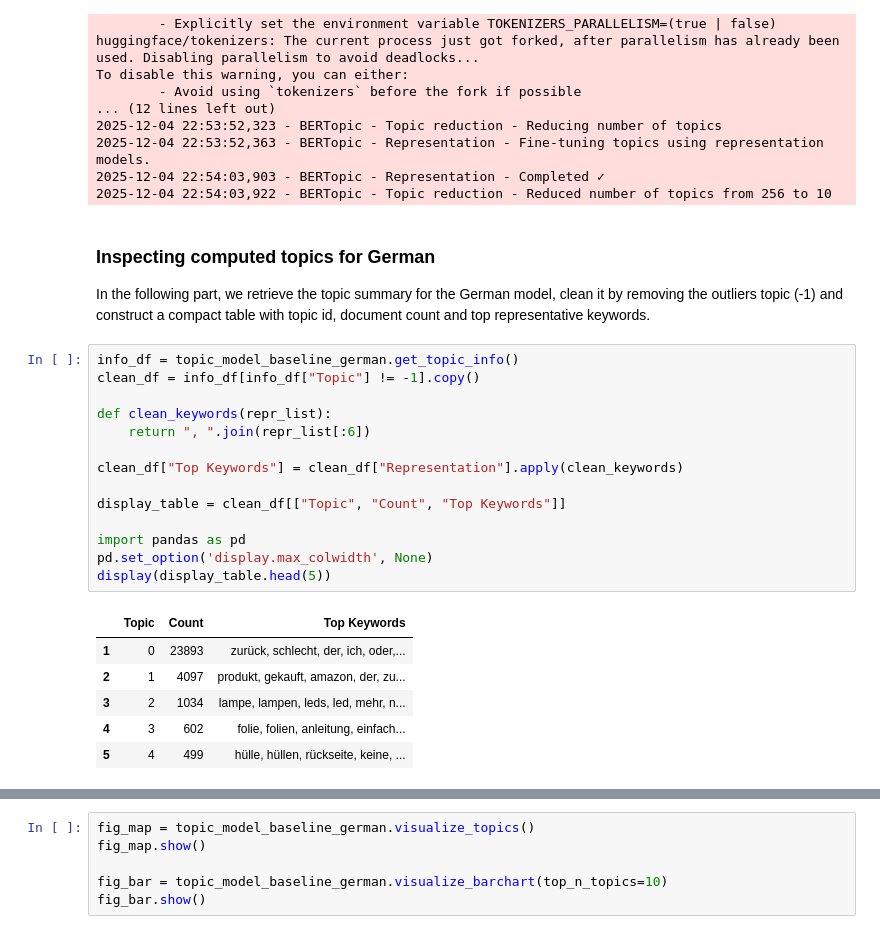
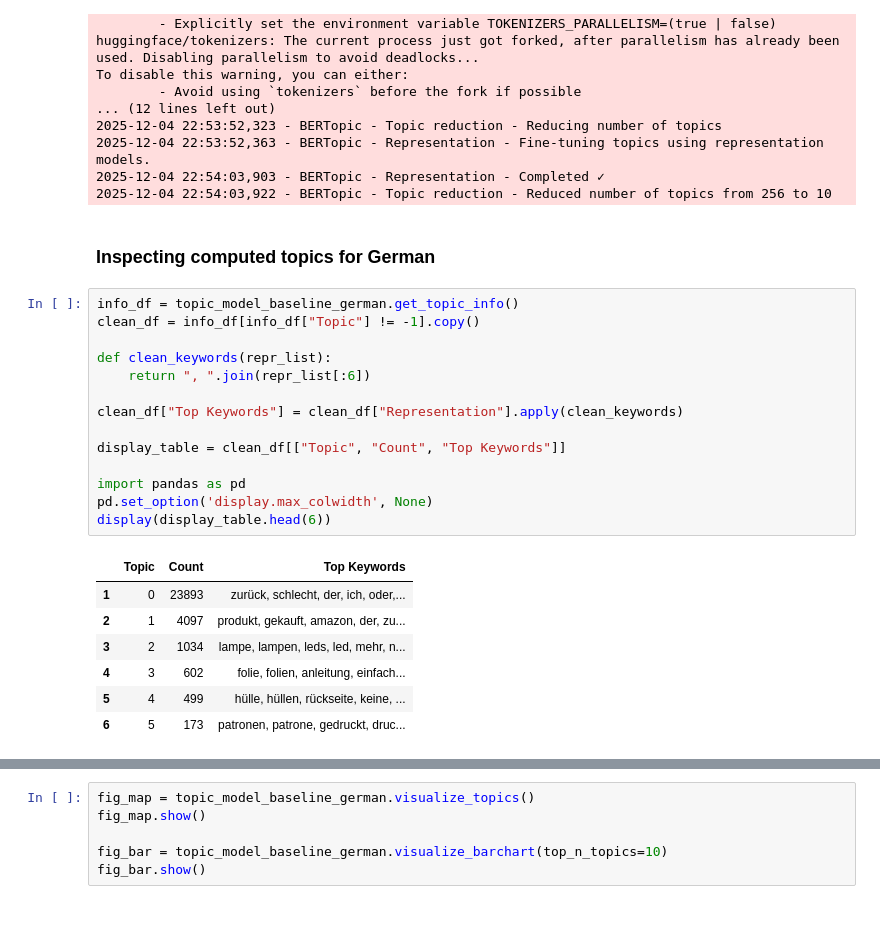
Before and after one commit to aeroonn/MachineLearning_NLP, a Jupyter notebook: diff_langs.ipynb, the cells around one changed output, grey strips where cells are left out. Cells and saved outputs as stored; diff of their text form.

```diff
--- a/diff_langs.ipynb
+++ b/diff_langs.ipynb
@@ -124,27 +122,26 @@ To disable this warning, you can either:
 2025-12-04 22:54:03,922 - BERTopic - Topic reduction - Reduced number of topics from 256 to 10
 # %% [markdown]
 ### **Inspecting computed topics for German**
-
-In the following part, we retrieve the topic summary for the German model, clean it by removing the outliers topic (-1) and construct a compact table with topic id, document count and top representative keywords.
 # %%
 info_df = topic_model_baseline_german.get_topic_info()
 clean_df = info_df[info_df["Topic"] != -1].copy()
 
 def clean_keywords(repr_list):
     return ", ".join(repr_list[:6])
 
 clean_df["Top Keywords"] = clean_df["Representation"].apply(clean_keywords)
 
 display_table = clean_df[["Topic", "Count", "Top Keywords"]]
 
 import pandas as pd
 pd.set_option('display.max_colwidth', None)
-display(display_table.head(5))
+display(display_table.head(6))
 # %% [output]
 |  | Topic | Count | Top Keywords |
 | 1 | 0 | 23893 | zurück, schlecht, der, ich, oder,... |
 | 2 | 1 | 4097 | produkt, gekauft, amazon, der, zu... |
 | 3 | 2 | 1034 | lampe, lampen, leds, led, mehr, n... |
 | 4 | 3 | 602 | folie, folien, anleitung, einfach... |
 | 5 | 4 | 499 | hülle, hüllen, rückseite, keine, ... |
+| 6 | 5 | 173 | patronen, patrone, gedruckt, druc... |
 # %% [markdown]
```
Also changed, not shown: parts of 12 cells of this notebook, 2 other files.
